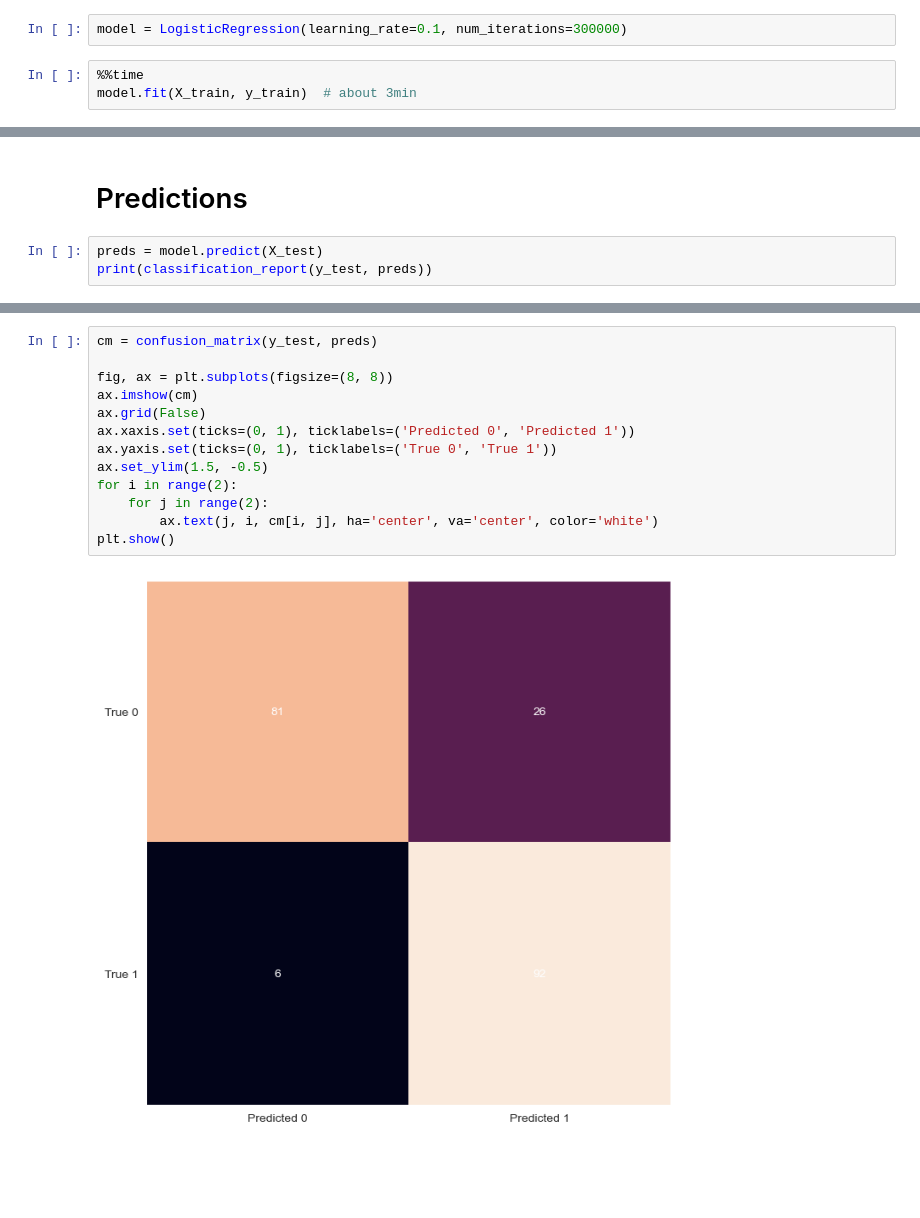
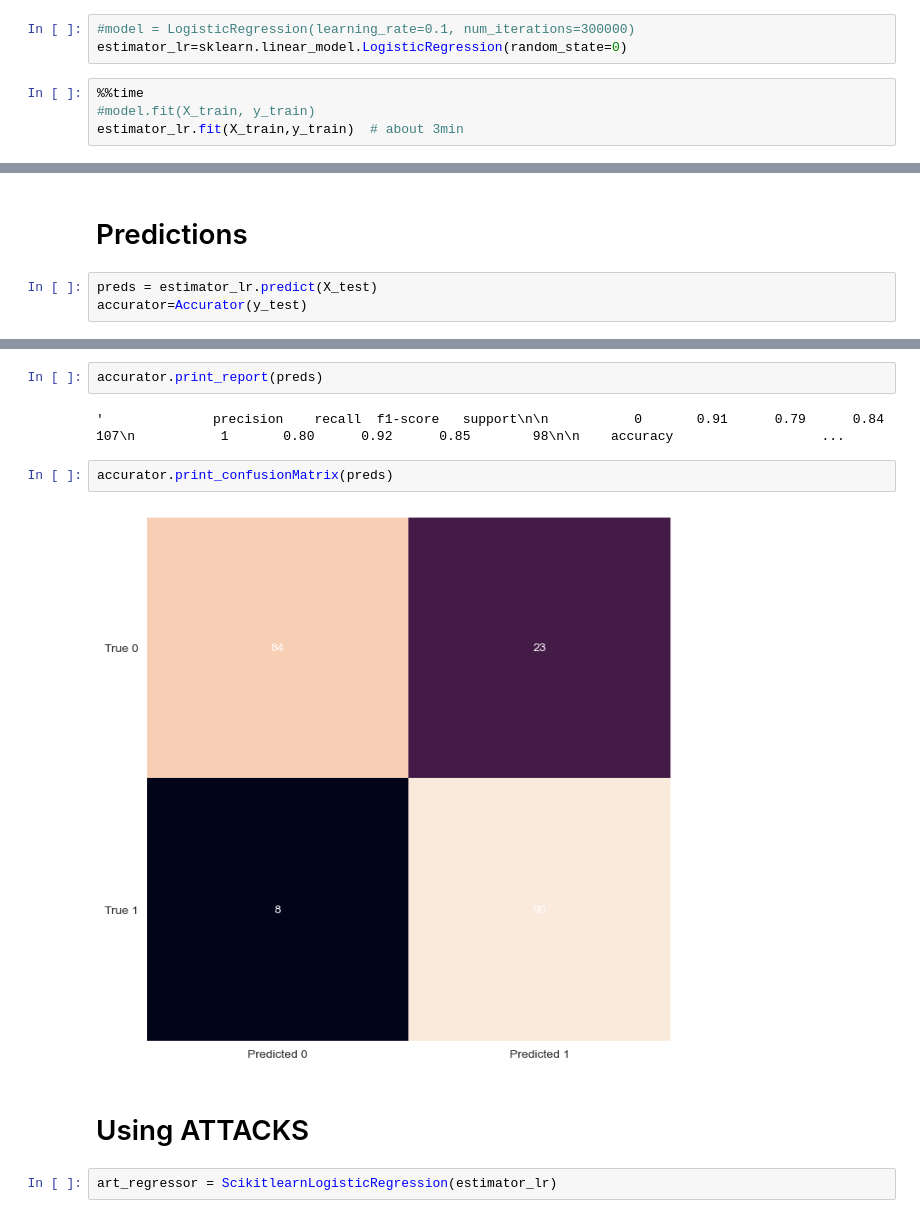
Before and after one commit to VictorCilleros/Adversarial_ML, a Jupyter notebook: src/report.ipynb, the cells around one changed output, grey strips where cells are left out. Drawn from its saved outputs; the diff is of its cells as text; blank space fills up the shorter version.

Commit message:
Update report attack

```diff
--- a/src/report.ipynb
+++ b/src/report.ipynb
@@ -75,8 +86,10 @@ X_train.shape, X_test.shape
 # %% [markdown]
 # Training Model
 # %%
-model = LogisticRegression(learning_rate=0.1, num_iterations=300000)
+#model = LogisticRegression(learning_rate=0.1, num_iterations=300000)
+estimator_lr=sklearn.linear_model.LogisticRegression(random_state=0)
 # %%
 %%time
-model.fit(X_train, y_train)  # about 3min
+#model.fit(X_train, y_train)
+estimator_lr.fit(X_train,y_train)  # about 3min
 # %% [output]
@@ -85,5 +99,5 @@ Wall time: 2min 57s
 # %% [markdown]
 # Predictions
 # %%
-preds = model.predict(X_test)
-print(classification_report(y_test, preds))
+preds = estimator_lr.predict(X_test)
+accurator=Accurator(y_test)
@@ -99,15 +104,12 @@ weighted avg       0.86      0.84      0.84       205
-# %%
-cm = confusion_matrix(y_test, preds)
-
-fig, ax = plt.subplots(figsize=(8, 8))
-ax.imshow(cm)
-ax.grid(False)
-ax.xaxis.set(ticks=(0, 1), ticklabels=('Predicted 0', 'Predicted 1'))
-ax.yaxis.set(ticks=(0, 1), ticklabels=('True 0', 'True 1'))
-ax.set_ylim(1.5, -0.5)
-for i in range(2):
-    for j in range(2):
-        ax.text(j, i, cm[i, j], ha='center', va='center', color='white')
-plt.show()
-# %% [output]
-[figure, removed]
+# %%
+accurator.print_report(preds)
+# %% [output]
+'              precision    recall  f1-score   support\n\n           0       0.91      0.79      0.84       107\n           1       0.80      0.92      0.85        98\n\n    accuracy                   ...
+# %%
+accurator.print_confusionMatrix(preds)
+# %% [output]
+[figure, added]
+# %% [markdown]
+# Using ATTACKS
+# %%
+art_regressor = ScikitlearnLogisticRegression(estimator_lr)
```
Also changed, not shown: parts of 9 cells of this notebook, 3 other files.
